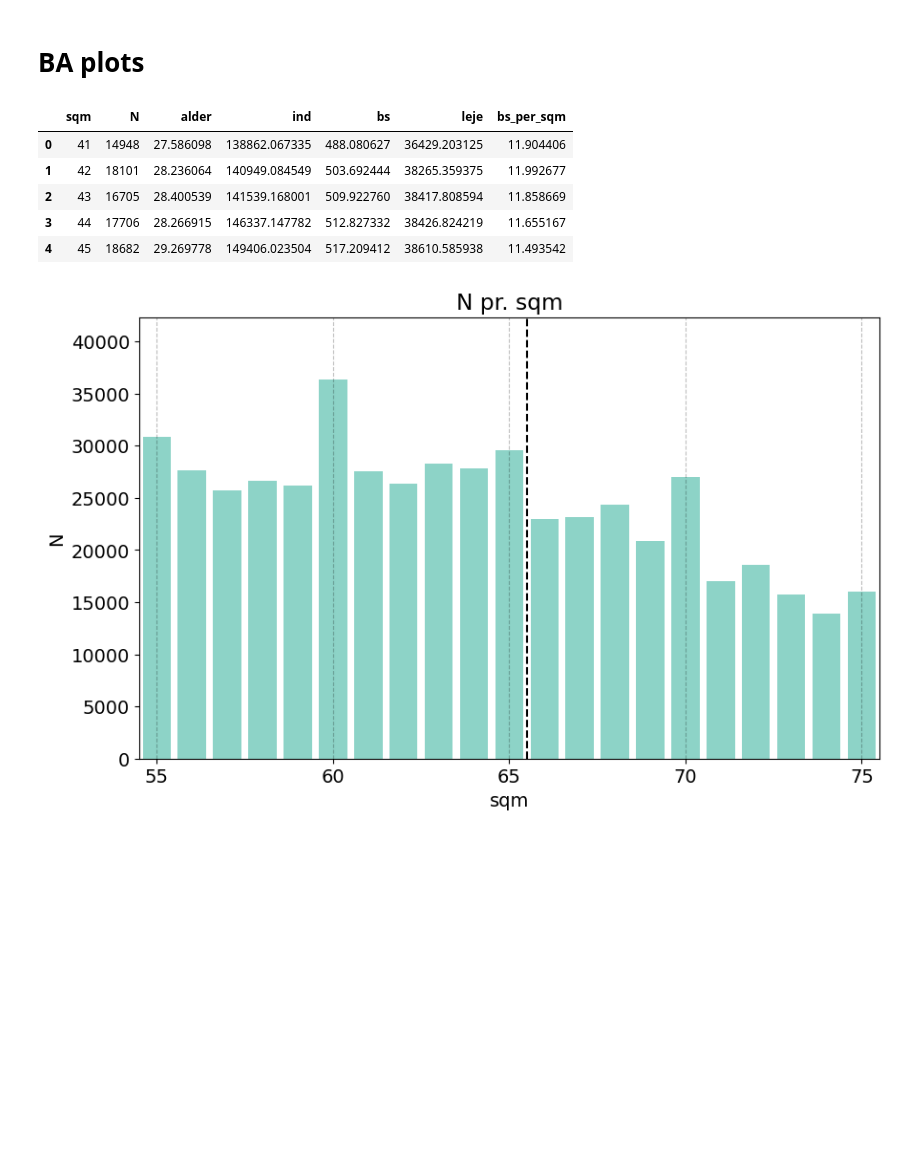
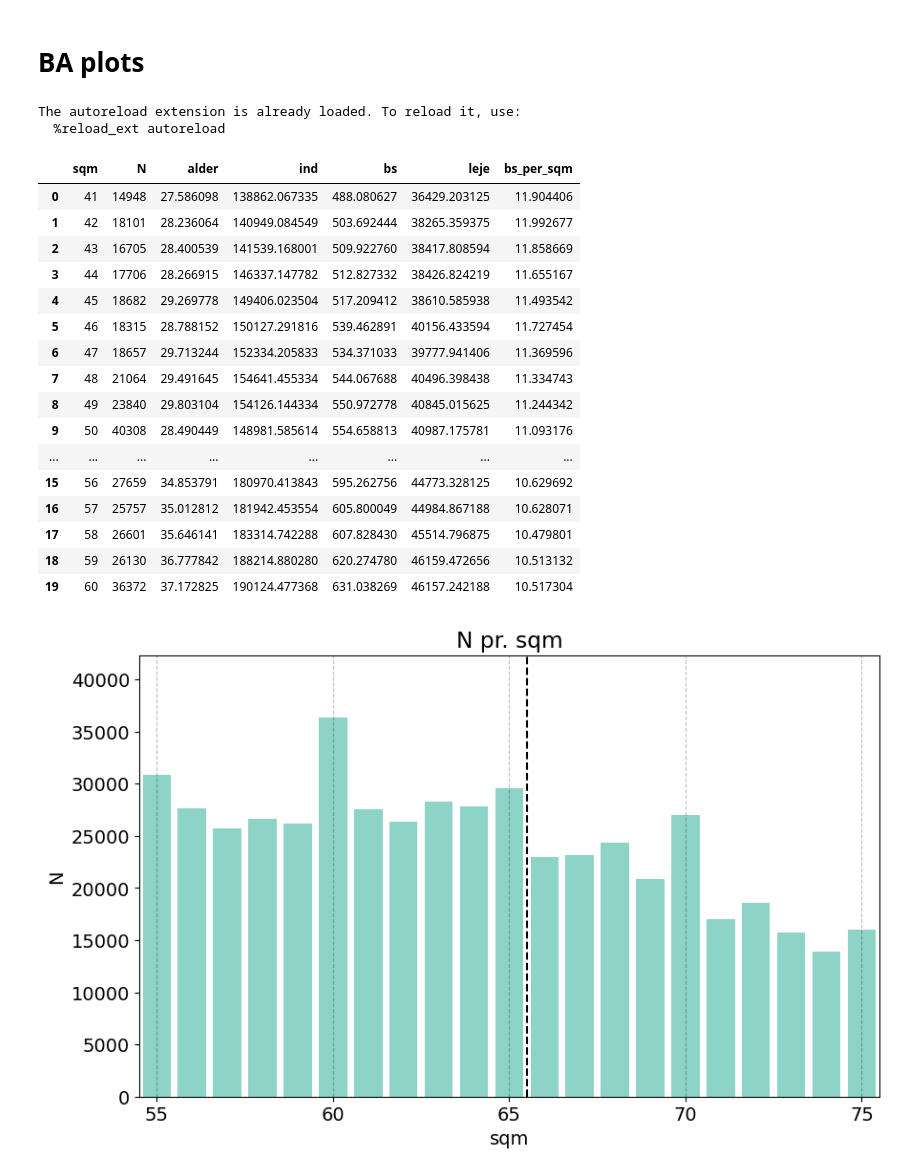
Before and after one commit to HansHoltenAndersen/Bachelor, a Jupyter notebook: Plots.ipynb, the cells around one changed output. Saved outputs shown, nothing was run; the diff lists cells and outputs as text; code cells hidden in the pictures; blank space fills up the shorter version.

```diff
--- a/Plots.ipynb
+++ b/Plots.ipynb
@@ -6,6 +6,10 @@ import matplotlib.pyplot as plt
 import pandas as pd
 from rdmulti import rdmc, rdms, rdmcplot
 import statsmodels.api as sm
+import math
+
+def round_up_to(x, base=5):
+    return int(math.ceil(x / float(base)) * base)
 
 # plotting
 colors = plt.rcParams['axes.prop_cycle'].by_key()['color']
@@ -20,21 +24,35 @@ plt.rcParams['axes.prop_cycle'] = plt.cycler(color=colors)
 # autoreload modules when code is run
 %load_ext autoreload
 %autoreload 2
+# %% [output]
+The autoreload extension is already loaded. To reload it, use:
+  %reload_ext autoreload
 # %%
 # import exceldata
 df = pd.read_excel("Hjemsendelse 22-10-2025.xlsx", sheet_name="kvm_data")
 
 #gen bs/sqm variable
 df['bs_per_sqm'] = df['bs'] / df['sqm']
 
-df.head(5)
+df.head(20)
 # %% [output]
 |  | sqm | N | alder | ind | bs | leje | bs_per_sqm |
 | 0 | 41 | 14948 | 27.586098 | 138862.067335 | 488.080627 | 36429.203125 | 11.904406 |
 | 1 | 42 | 18101 | 28.236064 | 140949.084549 | 503.692444 | 38265.359375 | 11.992677 |
 | 2 | 43 | 16705 | 28.400539 | 141539.168001 | 509.922760 | 38417.808594 | 11.858669 |
 | 3 | 44 | 17706 | 28.266915 | 146337.147782 | 512.827332 | 38426.824219 | 11.655167 |
 | 4 | 45 | 18682 | 29.269778 | 149406.023504 | 517.209412 | 38610.585938 | 11.493542 |
+| 5 | 46 | 18315 | 28.788152 | 150127.291816 | 539.462891 | 40156.433594 | 11.727454 |
+| 6 | 47 | 18657 | 29.713244 | 152334.205833 | 534.371033 | 39777.941406 | 11.369596 |
+| 7 | 48 | 21064 | 29.491645 | 154641.455334 | 544.067688 | 40496.398438 | 11.334743 |
+| 8 | 49 | 23840 | 29.803104 | 154126.144334 | 550.972778 | 40845.015625 | 11.244342 |
+| 9 | 50 | 40308 | 28.490449 | 148981.585614 | 554.658813 | 40987.175781 | 11.093176 |
+| ... | ... | ... | ... | ... | ... | ... | ... |
+| 15 | 56 | 27659 | 34.853791 | 180970.413843 | 595.262756 | 44773.328125 | 10.629692 |
+| 16 | 57 | 25757 | 35.012812 | 181942.453554 | 605.800049 | 44984.867188 | 10.628071 |
+| 17 | 58 | 26601 | 35.646141 | 183314.742288 | 607.828430 | 45514.796875 | 10.479801 |
+| 18 | 59 | 26130 | 36.777842 | 188214.880280 | 620.274780 | 46159.472656 | 10.513132 |
+| 19 | 60 | 36372 | 37.172825 | 190124.477368 | 631.038269 | 46157.242188 | 10.517304 |
 # %%
 #Plot N on sqm
 df = df.sort_values(by="sqm")
```
Also changed, not shown: parts of 5 cells of this notebook.
